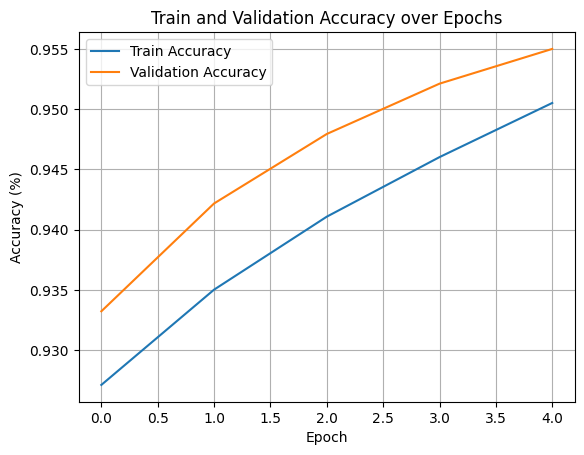
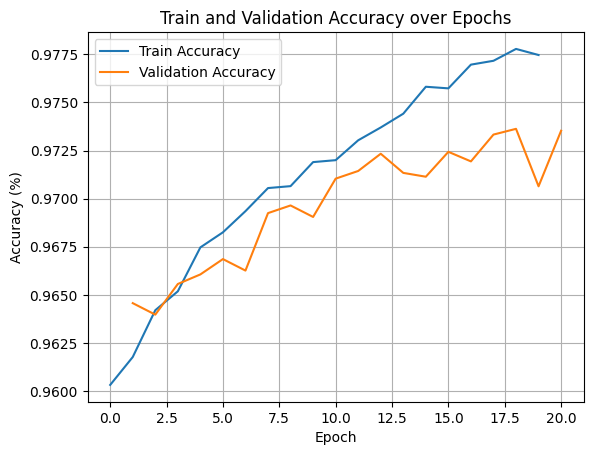
Code edit (unified diff) that turned the first committed figure into the second:
--- before
+++ after
@@ -1,5 +1,6 @@
 # accuracy plot
+plt.xlim=(0,5)
 plt.plot(history['epoch'], history['train_accuracy'], label='Train Accuracy')
-plt.plot(history['epoch'], history['val_accuracy'], label='Validation Accuracy')
+plt.plot([e + 1 for e in history['epoch']], history['val_accuracy'], label='Validation Accuracy')
 plt.xlabel('Epoch')
 plt.ylabel('Accuracy (%)')

Commit: Created using Colab